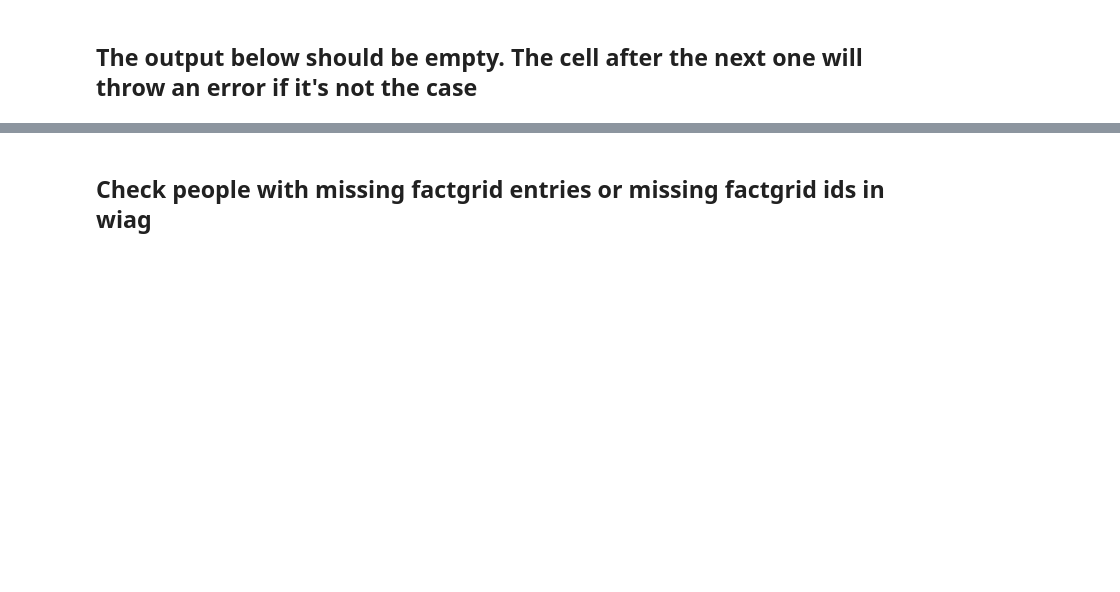
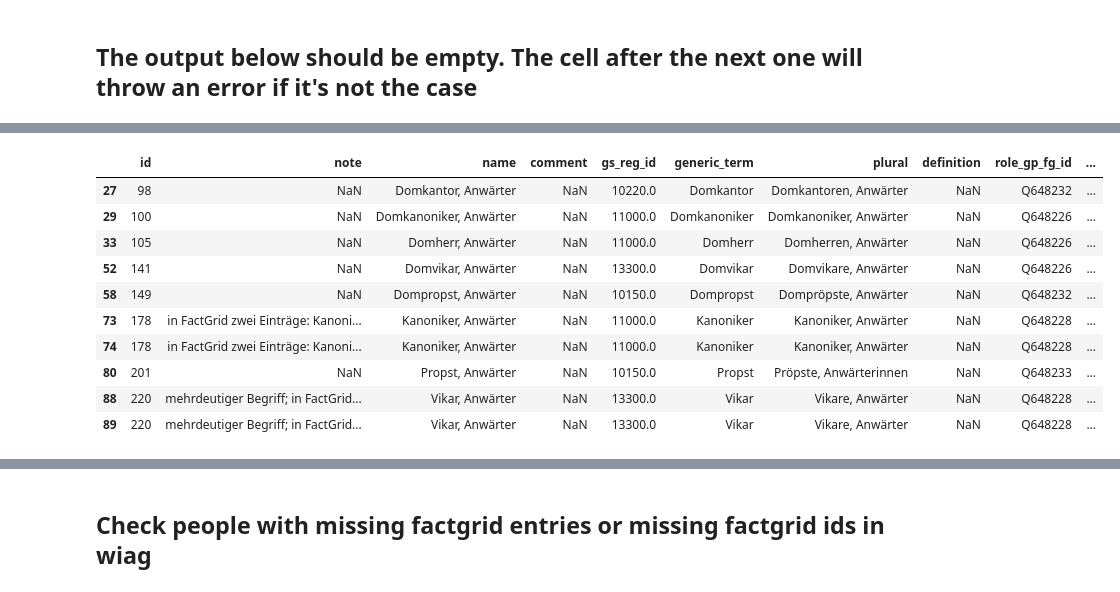
Before and after one commit to WIAG-ADW-GOE/WIAGweb2, a Jupyter notebook: notebooks/wiag_to_factgrid.ipynb, the cells around one changed output, grey strips where cells are left out. Saved outputs shown, nothing was run; the diff lists cells and outputs as text; code cells hidden in the pictures; blank space fills up the shorter version.

```diff
--- a/notebooks/wiag_to_factgrid.ipynb
+++ b/notebooks/wiag_to_factgrid.ipynb
@@ -571,0 +497,14 @@ joined_df[joined_df['role_fg_id'].isna()][['person_id', 'name']]
+# %%
+wiag_roles_df[wiag_roles_df['name'].str.contains('Anwärter')]
+# %% [output]
+|  | id | note | name | comment | gs_reg_id | generic_term | plural | definition | role_gp_fg_id | ... |
+| 27 | 98 | NaN | Domkantor, Anwärter | NaN | 10220.0 | Domkantor | Domkantoren, Anwärter | NaN | Q648232 | ... |
+| 29 | 100 | NaN | Domkanoniker, Anwärter | NaN | 11000.0 | Domkanoniker | Domkanoniker, Anwärter | NaN | Q648226 | ... |
+| 33 | 105 | NaN | Domherr, Anwärter | NaN | 11000.0 | Domherr | Domherren, Anwärter | NaN | Q648226 | ... |
+| 52 | 141 | NaN | Domvikar, Anwärter | NaN | 13300.0 | Domvikar | Domvikare, Anwärter | NaN | Q648226 | ... |
+| 58 | 149 | NaN | Dompropst, Anwärter | NaN | 10150.0 | Dompropst | Dompröpste, Anwärter | NaN | Q648232 | ... |
+| 73 | 178 | in FactGrid zwei Einträge: Kanoni... | Kanoniker, Anwärter | NaN | 11000.0 | Kanoniker | Kanoniker, Anwärter | NaN | Q648228 | ... |
+| 74 | 178 | in FactGrid zwei Einträge: Kanoni... | Kanoniker, Anwärter | NaN | 11000.0 | Kanoniker | Kanoniker, Anwärter | NaN | Q648228 | ... |
+| 80 | 201 | NaN | Propst, Anwärter | NaN | 10150.0 | Propst | Pröpste, Anwärterinnen | NaN | Q648233 | ... |
+| 88 | 220 | mehrdeutiger Begriff; in FactGrid... | Vikar, Anwärter | NaN | 13300.0 | Vikar | Vikare, Anwärter | NaN | Q648228 | ... |
+| 89 | 220 | mehrdeutiger Begriff; in FactGrid... | Vikar, Anwärter | NaN | 13300.0 | Vikar | Vikare, Anwärter | NaN | Q648228 | ... |
```
Also changed, not shown: parts of 43 cells of this notebook.
